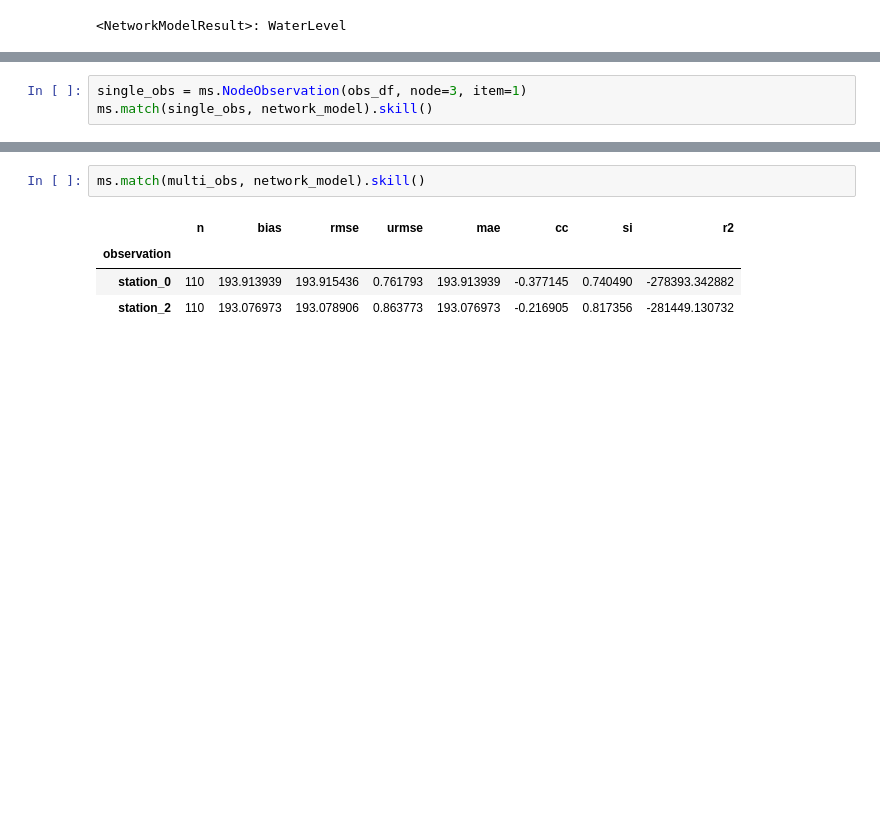
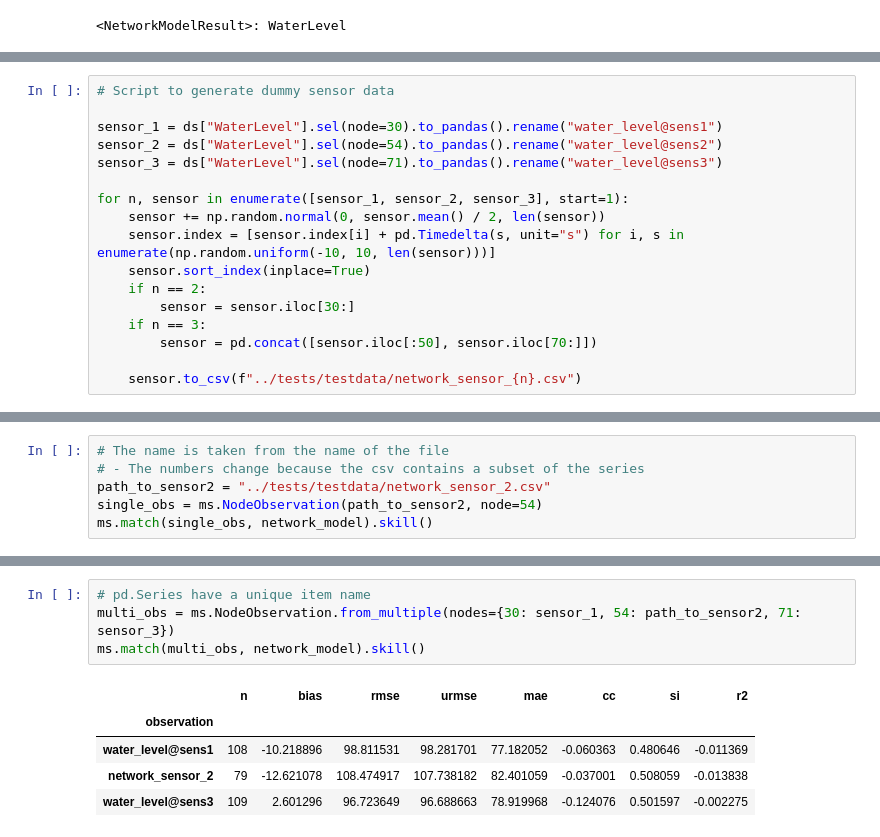
Before and after one commit to DHI/modelskill, a Jupyter notebook: notebooks/Collection_systems_network.ipynb, the cells around one changed output, grey strips where cells are left out. Saved outputs shown, nothing was run; the diff lists cells and outputs as text; blank space fills up the shorter version.

Commit message:
Improving notebook and comitting test sensor data

```diff
--- a/notebooks/Collection_systems_network.ipynb
+++ b/notebooks/Collection_systems_network.ipynb
@@ -52,0 +33,17 @@ obs_df.head()
+# %%
+# Script to generate dummy sensor data
+
+sensor_1 = ds["WaterLevel"].sel(node=30).to_pandas().rename("water_level@sens1")
+sensor_2 = ds["WaterLevel"].sel(node=54).to_pandas().rename("water_level@sens2")
+sensor_3 = ds["WaterLevel"].sel(node=71).to_pandas().rename("water_level@sens3")
+
+for n, sensor in enumerate([sensor_1, sensor_2, sensor_3], start=1):
+    sensor += np.random.normal(0, sensor.mean() / 2, len(sensor))
+    sensor.index = [sensor.index[i] + pd.Timedelta(s, unit="s") for i, s in enumerate(np.random.uniform(-10, 10, len(sensor)))]
+    sensor.sort_index(inplace=True)
+    if n == 2:
+        sensor = sensor.iloc[30:]
+    if n == 3:
+        sensor = pd.concat([sensor.iloc[:50], sensor.iloc[70:]])
+
+    sensor.to_csv(f"../tests/testdata/network_sensor_{n}.csv")
@@ -53,5 +58,8 @@ obs_df.head()
 # %%
-single_obs = ms.NodeObservation(obs_df, node=3, item=1)
+# The name is taken from the name of the file
+# - The numbers change because the csv contains a subset of the series
+path_to_sensor2 = "../tests/testdata/network_sensor_2.csv"
+single_obs = ms.NodeObservation(path_to_sensor2, node=54)
 ms.match(single_obs, network_model).skill()
 # %% [output]
 |  | n | bias | rmse | urmse | mae | cc | si | r2 |
@@ -63,7 +99,10 @@ multi_obs = ms.NodeObservation.from_multiple(obs_df, nodes=[1, 3, 5])
 # %%
+# pd.Series have a unique item name
+multi_obs = ms.NodeObservation.from_multiple(nodes={30: sensor_1, 54: path_to_sensor2, 71: sensor_3})
 ms.match(multi_obs, network_model).skill()
 # %% [output]
 |  | n | bias | rmse | urmse | mae | cc | si | r2 |
 | observation |  |  |  |  |  |  |  |  |
-| station_0 | 110 | 193.913939 | 193.915436 | 0.761793 | 193.913939 | -0.377145 | 0.740490 | -278393.342882 |
-| station_2 | 110 | 193.076973 | 193.078906 | 0.863773 | 193.076973 | -0.216905 | 0.817356 | -281449.130732 |
+| water_level@sens1 | 108 | -10.218896 | 98.811531 | 98.281701 | 77.182052 | -0.060363 | 0.480646 | -0.011369 |
+| network_sensor_2 | 79 | -12.621078 | 108.474917 | 107.738182 | 82.401059 | -0.037001 | 0.508059 | -0.013838 |
+| water_level@sens3 | 109 | 2.601296 | 96.723649 | 96.688663 | 78.919968 | -0.124076 | 0.501597 | -0.002275 |
```
Also changed, not shown: parts of 10 cells of this notebook, 3 other files.
